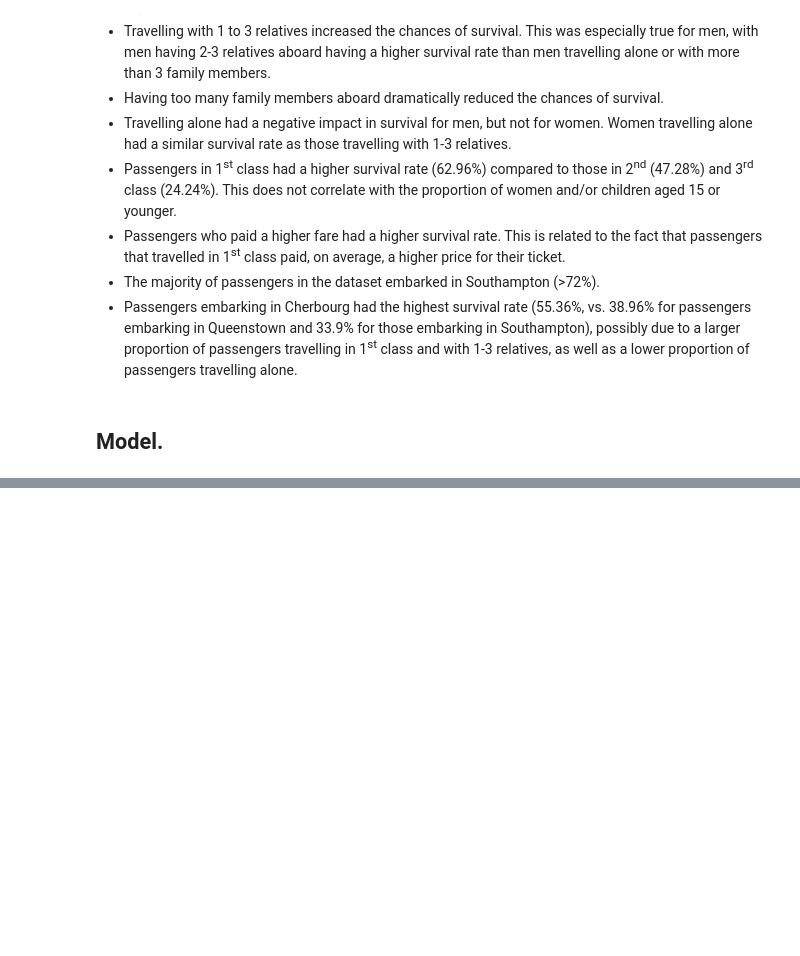
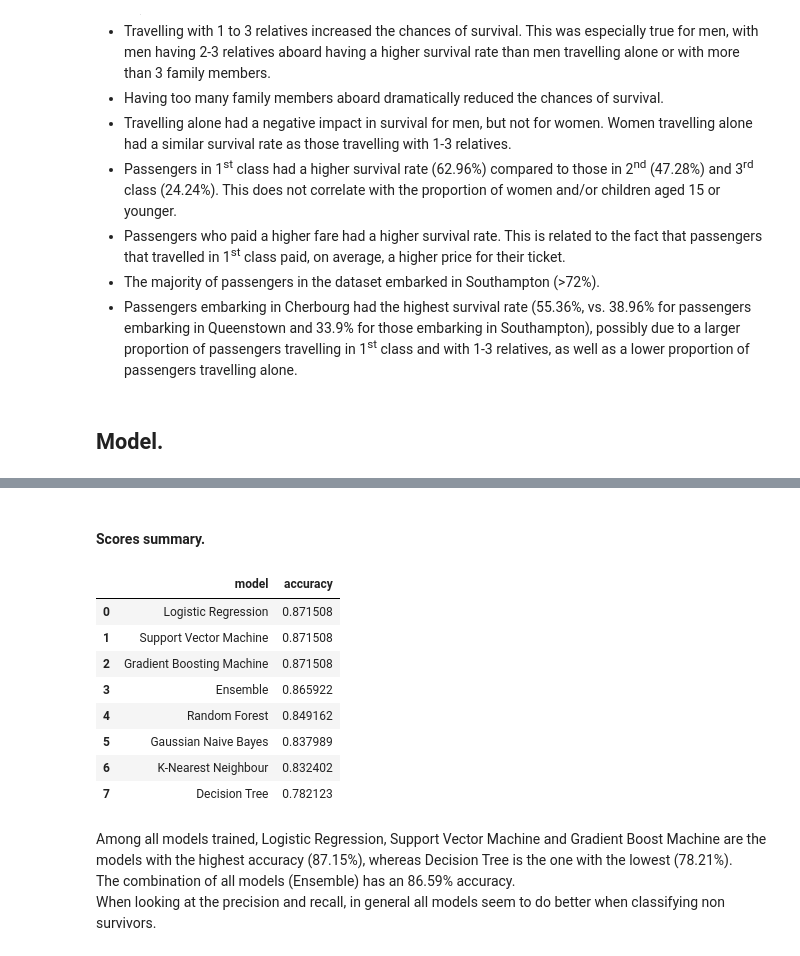
Before and after one commit to qroliver/titanic, a Jupyter notebook: Titanic.ipynb, the cells around one changed output, grey strips where cells are left out. Cells and saved outputs as stored; diff of their text form; code cells hidden in the pictures; blank space fills up the shorter version.

```diff
--- a/Titanic.ipynb
+++ b/Titanic.ipynb
@@ -1402,0 +1460,9 @@ Coming next.
+# %%
+# initialising the scaler
+scaler = StandardScaler()
+
+# scaling the features
+X_scaled = scaler.fit_transform(X)
+
+# checking the standardisation
+X_scaled
@@ -1402,0 +1485,2 @@ Coming next.
+# %%
+X_train, X_test, y_train, y_test = train_test_split(X_scaled, y, test_size = 0.2, random_state = 11)
@@ -1402,0 +1666,13 @@ Coming next.
+# %%
+# initialising the model
+knn = KNeighborsClassifier(n_neighbors = 3)
+
+# training
+knn.fit(X_train, y_train)
+
+# predictions
+knn_pred = knn.predict(X_test)
+
+# accuracy score
+knn_acc = accuracy_score(y_test, knn_pred)
+knn_acc
@@ -1402,0 +1695,10 @@ Coming next.
+# %%
+# stacking predictions
+ens = np.array([lr_pred, dtree_pred, rfc_pred, svc_pred, gbm_pred, gnb_pred, knn_pred])
+
+# majority voting
+ens_pred, _ = mode(ens, axis = 0)
+
+# accuracy score
+ens_acc = accuracy_score(y_test, ens_pred)
+ens_acc
@@ -1402,0 +1719,26 @@ Coming next.
+# %% [markdown]
+#### Scores summary.
+# %%
+# Dataframe to summarise the accuracy score of each model
+scores = pd.DataFrame({
+    'model': ['Logistic Regression', 'Decision Tree', 'Random Forest', 'Support Vector Machine', 'Gradient Boosting Machine',\
+             'Gaussian Naive Bayes', 'K-Nearest Neighbour', 'Ensemble'],
+    'accuracy': [lr_acc, dtree_acc, rfc_acc, svc_acc, gbm_acc, gnb_acc, knn_acc, ens_acc]
+})
+
+# sorting values by accuracy
+scores.sort_values(by = ['accuracy'], ascending = False).reset_index(drop = True)
+# %% [output]
+|  | model | accuracy |
+| 0 | Logistic Regression | 0.871508 |
+| 1 | Support Vector Machine | 0.871508 |
+| 2 | Gradient Boosting Machine | 0.871508 |
+| 3 | Ensemble | 0.865922 |
+| 4 | Random Forest | 0.849162 |
+| 5 | Gaussian Naive Bayes | 0.837989 |
+| 6 | K-Nearest Neighbour | 0.832402 |
+| 7 | Decision Tree | 0.782123 |
+# %% [markdown]
+Among all models trained, Logistic Regression, Support Vector Machine and Gradient Boost Machine are the models with the highest accuracy (87.15%), whereas Decision Tree is the one with the lowest (78.21%).<br>
+The combination of all models (Ensemble) has an 86.59% accuracy.<br>
+When looking at the precision and recall, in general all models seem to do better when classifying non survivors.
```
Also changed, not shown: parts of 41 cells of this notebook.
